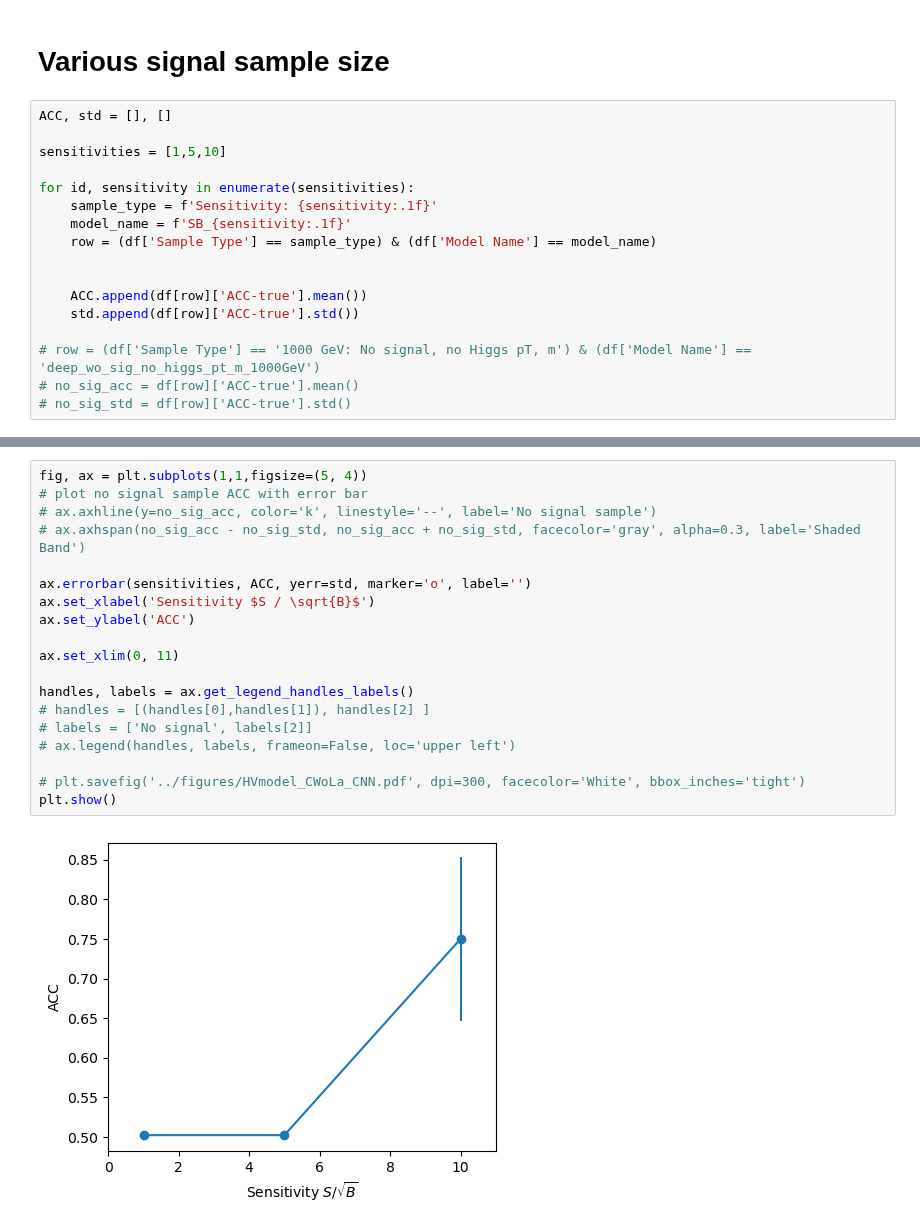
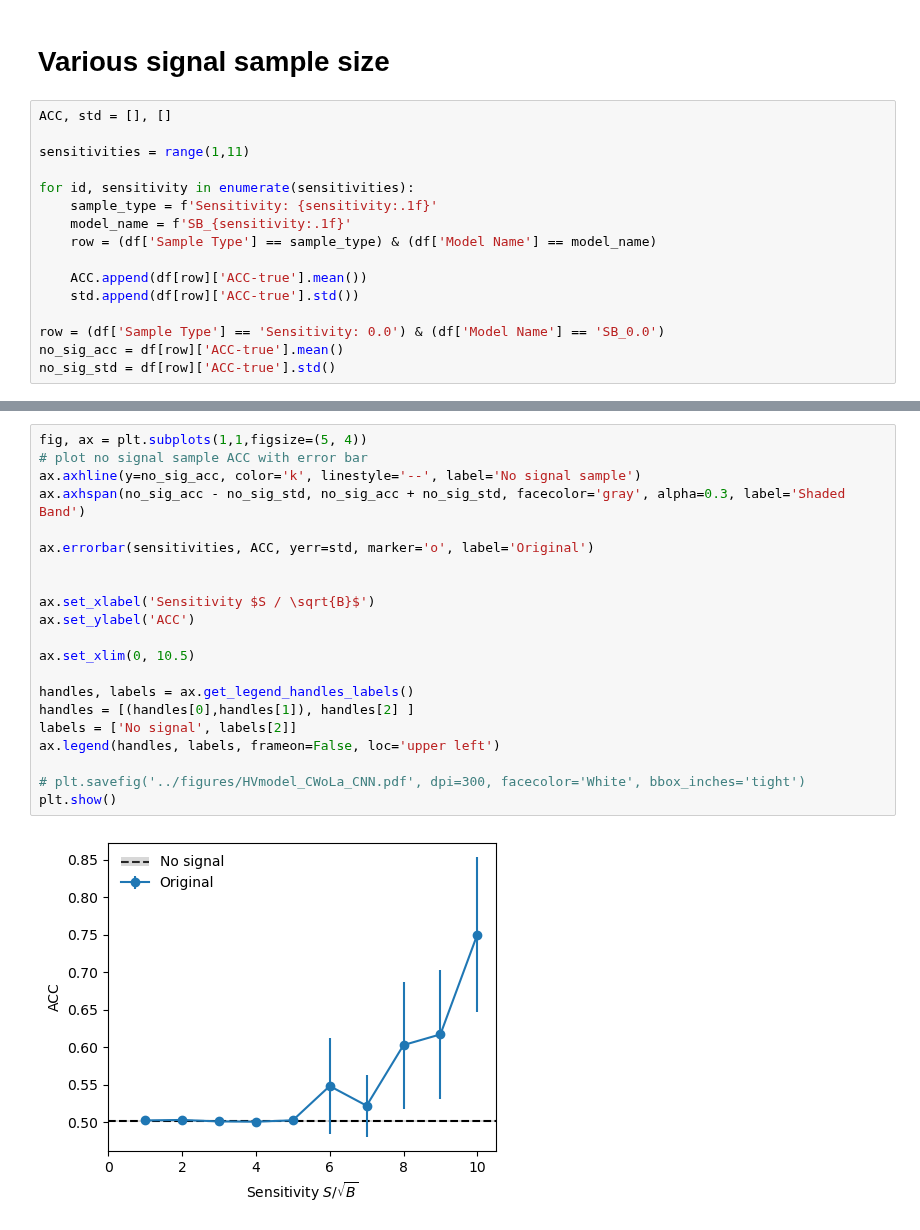
Before and after one commit to r10222035/data_augmentation, a Jupyter notebook: CNN/read_CNN_results.ipynb, the cells around one changed output, grey strips where cells are left out. Cells and saved outputs as stored; diff of their text form.

```diff
--- a/CNN/read_CNN_results.ipynb
+++ b/CNN/read_CNN_results.ipynb
@@ -29,17 +29,16 @@ df = pd.read_csv(file_name)
 # %%
 ACC, std = [], []
 
-sensitivities = [1,5,10]
+sensitivities = range(1,11)
 
 for id, sensitivity in enumerate(sensitivities):
     sample_type = f'Sensitivity: {sensitivity:.1f}'
     model_name = f'SB_{sensitivity:.1f}'
     row = (df['Sample Type'] == sample_type) & (df['Model Name'] == model_name)
 
-
     ACC.append(df[row]['ACC-true'].mean())
     std.append(df[row]['ACC-true'].std())
 
-# row = (df['Sample Type'] == '1000 GeV: No signal, no Higgs pT, m') & (df['Model Name'] == 'deep_wo_sig_no_higgs_pt_m_1000GeV')
-# no_sig_acc = df[row]['ACC-true'].mean()
-# no_sig_std = df[row]['ACC-true'].std()
+row = (df['Sample Type'] == 'Sensitivity: 0.0') & (df['Model Name'] == 'SB_0.0')
+no_sig_acc = df[row]['ACC-true'].mean()
+no_sig_std = df[row]['ACC-true'].std()
@@ -46,21 +77,23 @@ for id, sensitivity in enumerate(sensitivities):
 # %%
 fig, ax = plt.subplots(1,1,figsize=(5, 4))
 # plot no signal sample ACC with error bar
-# ax.axhline(y=no_sig_acc, color='k', linestyle='--', label='No signal sample')
-# ax.axhspan(no_sig_acc - no_sig_std, no_sig_acc + no_sig_std, facecolor='gray', alpha=0.3, label='Shaded Band')
+ax.axhline(y=no_sig_acc, color='k', linestyle='--', label='No signal sample')
+ax.axhspan(no_sig_acc - no_sig_std, no_sig_acc + no_sig_std, facecolor='gray', alpha=0.3, label='Shaded Band')
 
-ax.errorbar(sensitivities, ACC, yerr=std, marker='o', label='')
+ax.errorbar(sensitivities, ACC, yerr=std, marker='o', label='Original')
+
+
 ax.set_xlabel('Sensitivity $S / \sqrt{B}$')
 ax.set_ylabel('ACC')
 
-ax.set_xlim(0, 11)
+ax.set_xlim(0, 10.5)
 
 handles, labels = ax.get_legend_handles_labels()
-# handles = [(handles[0],handles[1]), handles[2] ]
-# labels = ['No signal', labels[2]]
-# ax.legend(handles, labels, frameon=False, loc='upper left')
+handles = [(handles[0],handles[1]), handles[2] ]
+labels = ['No signal', labels[2]]
+ax.legend(handles, labels, frameon=False, loc='upper left')
 
 # plt.savefig('../figures/HVmodel_CWoLa_CNN.pdf', dpi=300, facecolor='White', bbox_inches='tight')
 plt.show()
 # %% [output]
-[figure, old version]
+[figure, new version]
```
Also changed, not shown: parts of 7 cells of this notebook, 5 other files.
